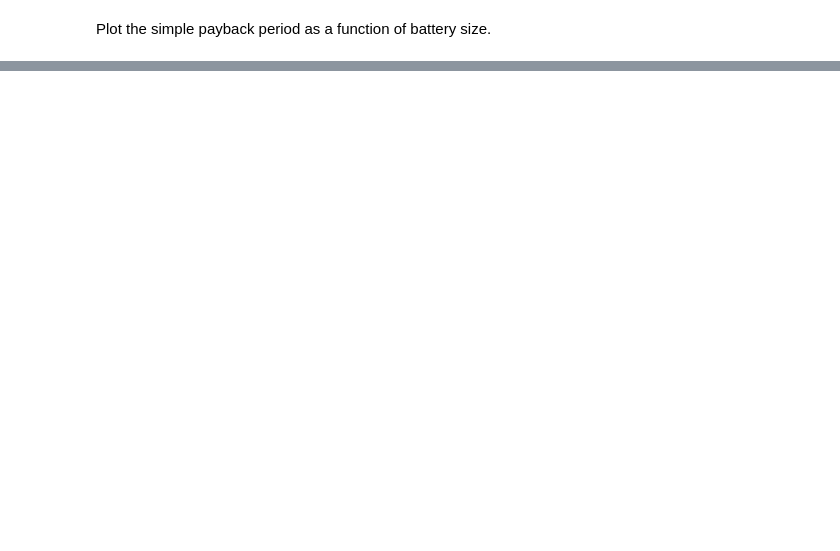
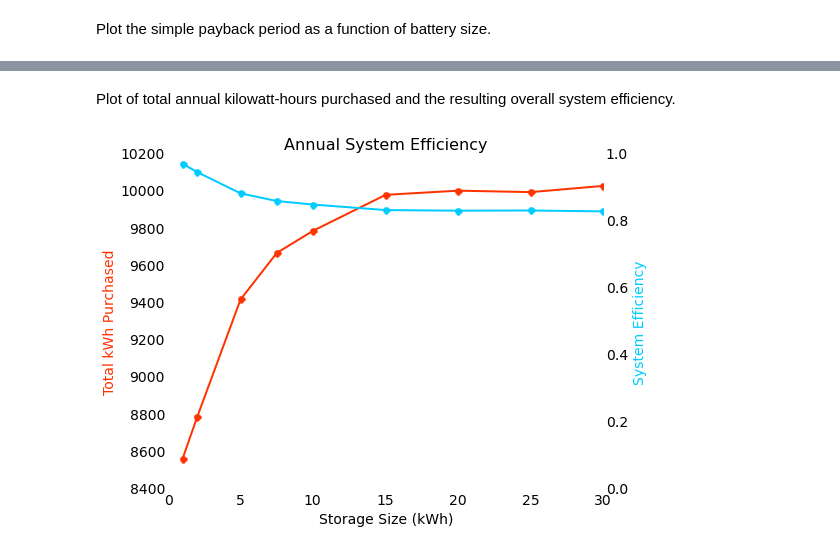
Before and after one commit to CoryVegan/demandside_storage, a Jupyter notebook: analysis.ipynb, the cells around one changed output, grey strips where cells are left out. Drawn from its saved outputs; the diff is of its cells as text; code cells hidden in the pictures; blank space fills up the shorter version.

```diff
--- a/analysis.ipynb
+++ b/analysis.ipynb
@@ -196,0 +257,42 @@ print sys.version
+# %% [markdown]
+Plot of total annual kilowatt-hours purchased and the resulting overall system efficiency.
+# %%
+save_fig = True
+
+a = 6.
+fig = plt.figure(figsize=[1.3*a,a])
+ax1 = plt.subplot(111)
+
+# Ticks
+ticks_right = np.array(range(0,2000,200))
+
+# turn off square border around plot
+ax1.spines["top"].set_visible(False)
+ax1.spines["bottom"].set_visible(False)
+ax1.spines["right"].set_visible(False)
+ax1.spines["left"].set_visible(False)
+
+title('Annual System Efficiency',fontsize=16)
+xlabel('Storage Size (kWh)',fontsize=14)
+xticks(fontsize=14)
+
+ax1.plot(all_metrics.index, all_metrics['Total kWh Purchased'],color='#FF3300',linewidth=2,marker='.',markersize=14)
+ax1.set_ylabel('Total kWh Purchased', fontsize=14, color='#FF3300')
+#ax1.set_ylim(0,1.1)
+
+ax2 = ax1.twinx()
+ax2.plot(all_metrics.index, all_metrics['Annual System Eff'],color='#00CCFF',linewidth=2,marker='.',markersize=14)
+#ax2.set_yticks([0,.25,.5,1])
+#ax2.set_yticklabels(, fontsize=14)
+ax2.set_ylim(0,1)
+ax2.set_ylabel('System Efficiency', fontsize=14, color='#00CCFF')
+
+# turn off ticks
+ax1.tick_params(axis="both", which="both", bottom="off", top="off",
+               labelbottom="on", left="off", right="off", labelleft="on",labelsize=14)
+ax2.tick_params(axis="y", which="both", bottom="off", top="off",
+               labelbottom="on", left="off", right="off", labelleft="off",labelsize=14)
+
+if save_fig == True: fig.savefig('results/storage_size/sys_eff_stor_cap.png',bbox_inches='tight')
+# %% [output]
+[figure, added]
```
Also changed, not shown: parts of 20 cells of this notebook, 8 other files.
